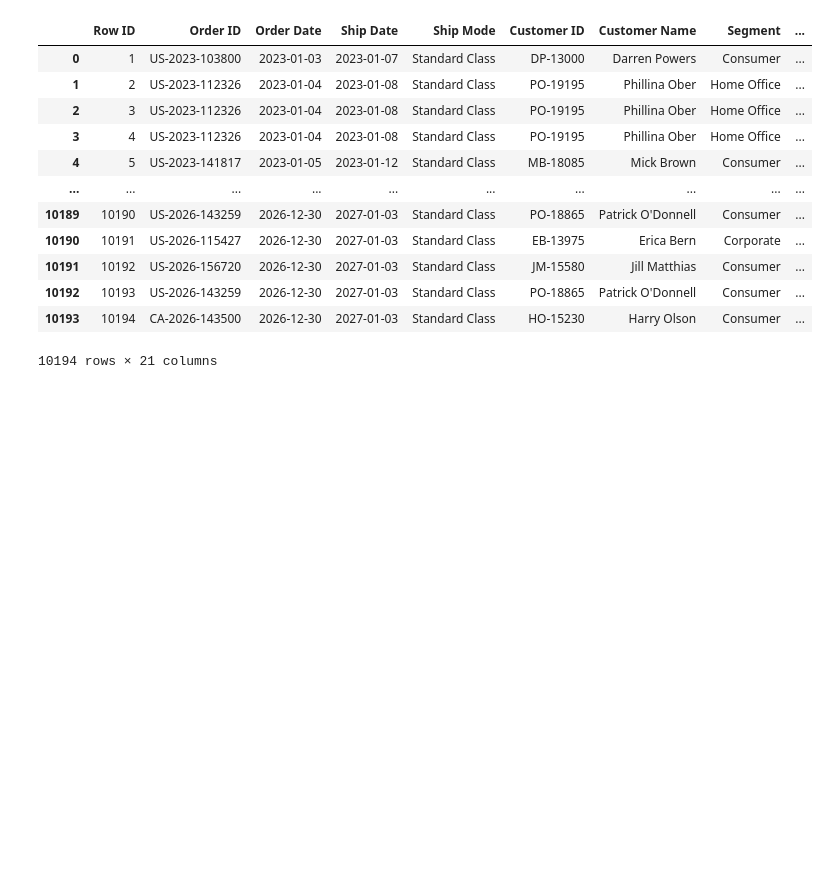
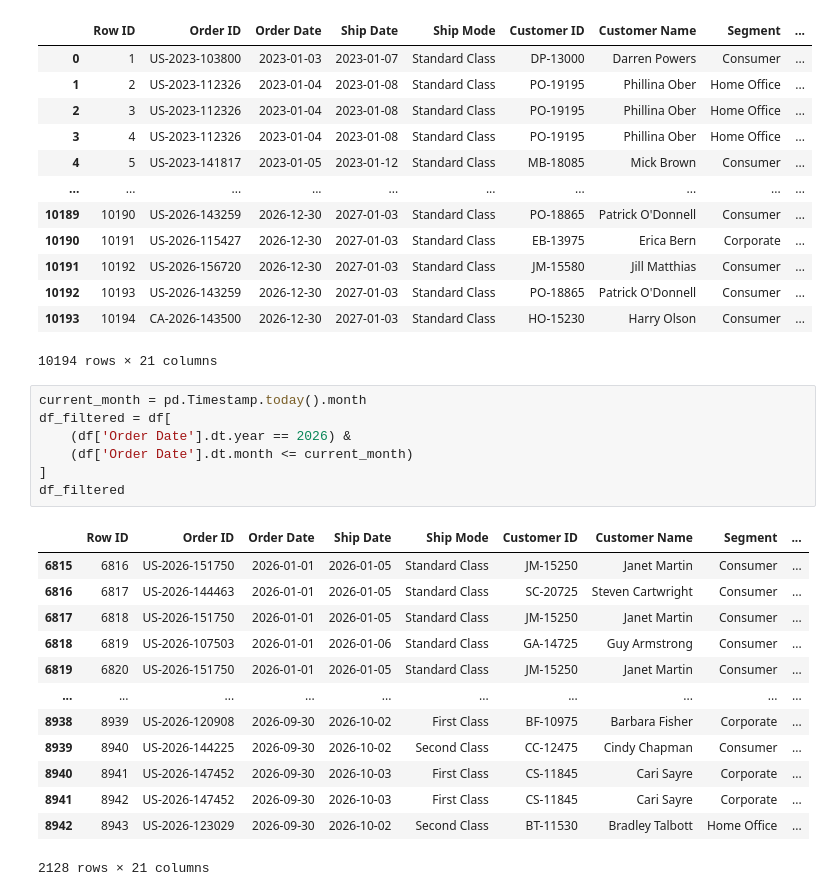
Before and after one commit to leonievera/Superstore_Sales_Analysis, a Jupyter notebook: 04_regional_revenue.ipynb, the cells around one changed output. Cells and saved outputs as stored; diff of their text form; blank space fills up the shorter version.

```diff
--- a/04_regional_revenue.ipynb
+++ b/04_regional_revenue.ipynb
@@ -26,4 +26,25 @@ df
 | 10192 | 10193 | US-2026-143259 | 2026-12-30 | 2027-01-03 | Standard Class | PO-18865 | Patrick O'Donnell | Consumer | ... |
 | 10193 | 10194 | CA-2026-143500 | 2026-12-30 | 2027-01-03 | Standard Class | HO-15230 | Harry Olson | Consumer | ... |
 10194 rows × 21 columns
+# %%
+current_month = pd.Timestamp.today().month
+df_filtered = df[
+    (df['Order Date'].dt.year == 2026) &
+    (df['Order Date'].dt.month <= current_month)
+]
+df_filtered
+# %% [output]
+|  | Row ID | Order ID | Order Date | Ship Date | Ship Mode | Customer ID | Customer Name | Segment | ... |
+| 6815 | 6816 | US-2026-151750 | 2026-01-01 | 2026-01-05 | Standard Class | JM-15250 | Janet Martin | Consumer | ... |
+| 6816 | 6817 | US-2026-144463 | 2026-01-01 | 2026-01-05 | Standard Class | SC-20725 | Steven Cartwright | Consumer | ... |
+| 6817 | 6818 | US-2026-151750 | 2026-01-01 | 2026-01-05 | Standard Class | JM-15250 | Janet Martin | Consumer | ... |
+| 6818 | 6819 | US-2026-107503 | 2026-01-01 | 2026-01-06 | Standard Class | GA-14725 | Guy Armstrong | Consumer | ... |
+| 6819 | 6820 | US-2026-151750 | 2026-01-01 | 2026-01-05 | Standard Class | JM-15250 | Janet Martin | Consumer | ... |
+| ... | ... | ... | ... | ... | ... | ... | ... | ... | ... |
+| 8938 | 8939 | US-2026-120908 | 2026-09-30 | 2026-10-02 | First Class | BF-10975 | Barbara Fisher | Corporate | ... |
+| 8939 | 8940 | US-2026-144225 | 2026-09-30 | 2026-10-02 | Second Class | CC-12475 | Cindy Chapman | Consumer | ... |
+| 8940 | 8941 | US-2026-147452 | 2026-09-30 | 2026-10-03 | First Class | CS-11845 | Cari Sayre | Corporate | ... |
+| 8941 | 8942 | US-2026-147452 | 2026-09-30 | 2026-10-03 | First Class | CS-11845 | Cari Sayre | Corporate | ... |
+| 8942 | 8943 | US-2026-123029 | 2026-09-30 | 2026-10-02 | Second Class | BT-11530 | Bradley Talbott | Home Office | ... |
+2128 rows × 21 columns
 # %%
```
Also changed, not shown: parts of 2 cells of this notebook, 2 other files.
